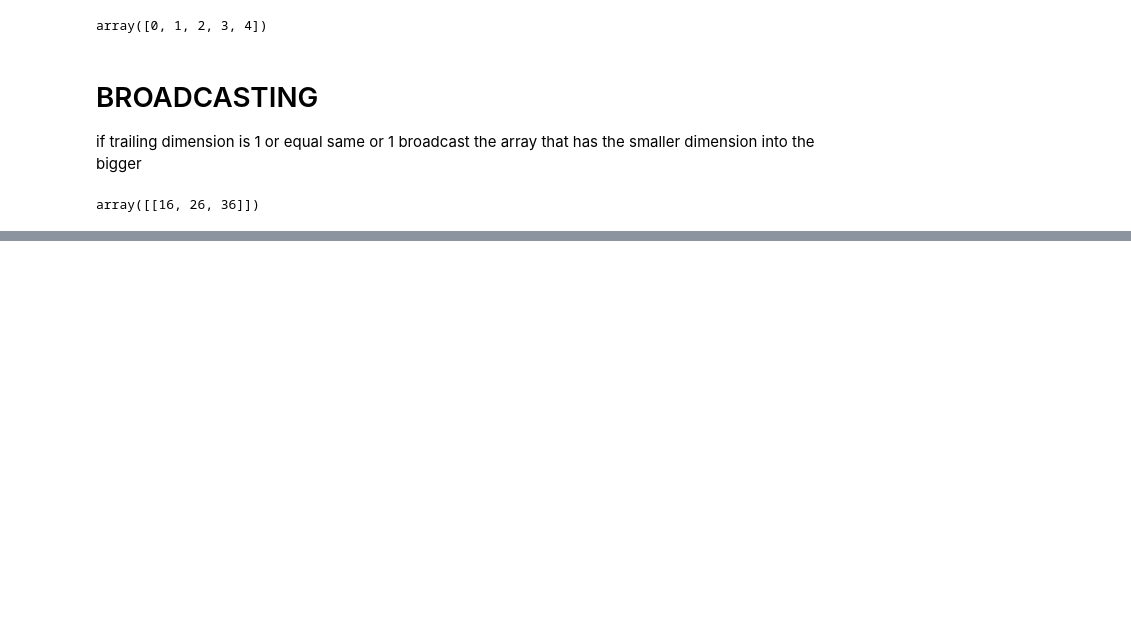
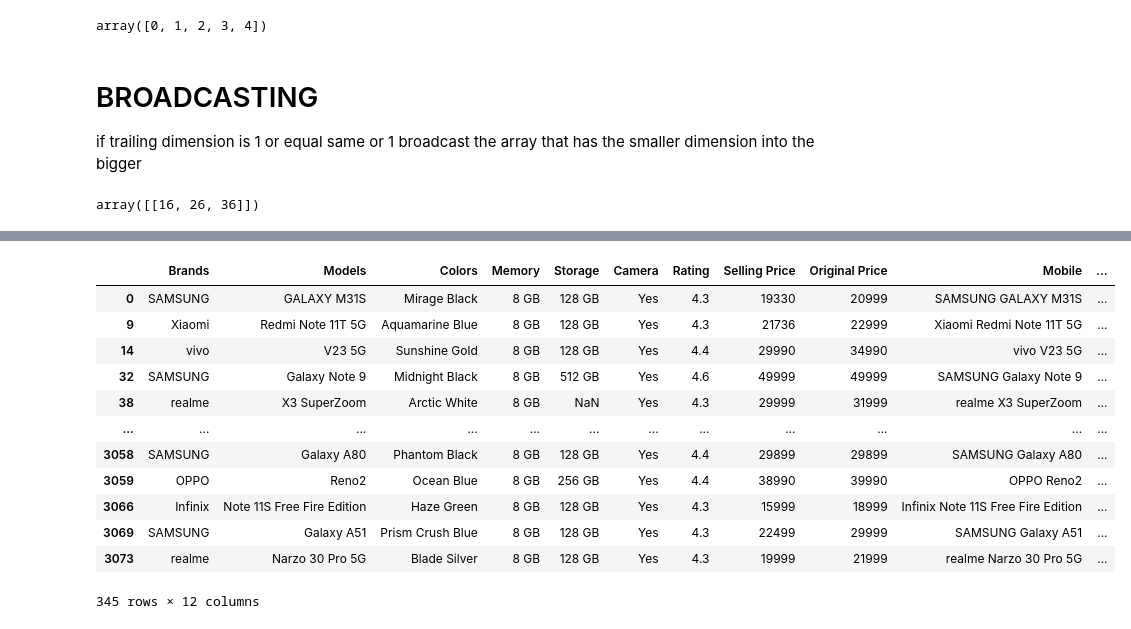
Before and after one commit to kibosivy/PY_DATA, a Jupyter notebook: main.ipynb, the cells around one changed output, grey strips where cells are left out. Cells and saved outputs as stored; diff of their text form; code cells hidden in the pictures; blank space fills up the shorter version.

Commit message:
Py Data Coursework

```diff
--- a/main.ipynb
+++ b/main.ipynb
@@ -336,0 +726,3 @@ array([[16, 26, 36]])
+# %%
+sales_df = pd.read_csv(r"C:\Users\USER\desktop\PY_DATA\Sales.csv")
+sales_df.head(10)
@@ -336,0 +829,17 @@ array([[16, 26, 36]])
+# %%
+# use loc to view mobile phones where the memory is more than 8GB
+sales_df.loc[sales_df['Memory'] == '8 GB']
+# %% [output]
+|  | Brands | Models | Colors | Memory | Storage | Camera | Rating | Selling Price | Original Price | Mobile | ... |
+| 0 | SAMSUNG | GALAXY M31S | Mirage Black | 8 GB | 128 GB | Yes | 4.3 | 19330 | 20999 | SAMSUNG GALAXY M31S | ... |
+| 9 | Xiaomi | Redmi Note 11T 5G | Aquamarine Blue | 8 GB | 128 GB | Yes | 4.3 | 21736 | 22999 | Xiaomi Redmi Note 11T 5G | ... |
+| 14 | vivo | V23 5G | Sunshine Gold | 8 GB | 128 GB | Yes | 4.4 | 29990 | 34990 | vivo V23 5G | ... |
+| 32 | SAMSUNG | Galaxy Note 9 | Midnight Black | 8 GB | 512 GB | Yes | 4.6 | 49999 | 49999 | SAMSUNG Galaxy Note 9 | ... |
+| 38 | realme | X3 SuperZoom | Arctic White | 8 GB | NaN | Yes | 4.3 | 29999 | 31999 | realme X3 SuperZoom | ... |
+| ... | ... | ... | ... | ... | ... | ... | ... | ... | ... | ... | ... |
+| 3058 | SAMSUNG | Galaxy A80 | Phantom Black | 8 GB | 128 GB | Yes | 4.4 | 29899 | 29899 | SAMSUNG Galaxy A80 | ... |
+| 3059 | OPPO | Reno2 | Ocean Blue | 8 GB | 256 GB | Yes | 4.4 | 38990 | 39990 | OPPO Reno2 | ... |
+| 3066 | Infinix | Note 11S Free Fire Edition | Haze Green | 8 GB | 128 GB | Yes | 4.3 | 15999 | 18999 | Infinix Note 11S Free Fire Edition | ... |
+| 3069 | SAMSUNG | Galaxy A51 | Prism Crush Blue | 8 GB | 128 GB | Yes | 4.3 | 22499 | 29999 | SAMSUNG Galaxy A51 | ... |
+| 3073 | realme | Narzo 30 Pro 5G | Blade Silver | 8 GB | 128 GB | Yes | 4.3 | 19999 | 21999 | realme Narzo 30 Pro 5G | ... |
+345 rows × 12 columns
```
Also changed, not shown: parts of 88 cells of this notebook, 12 other files.
